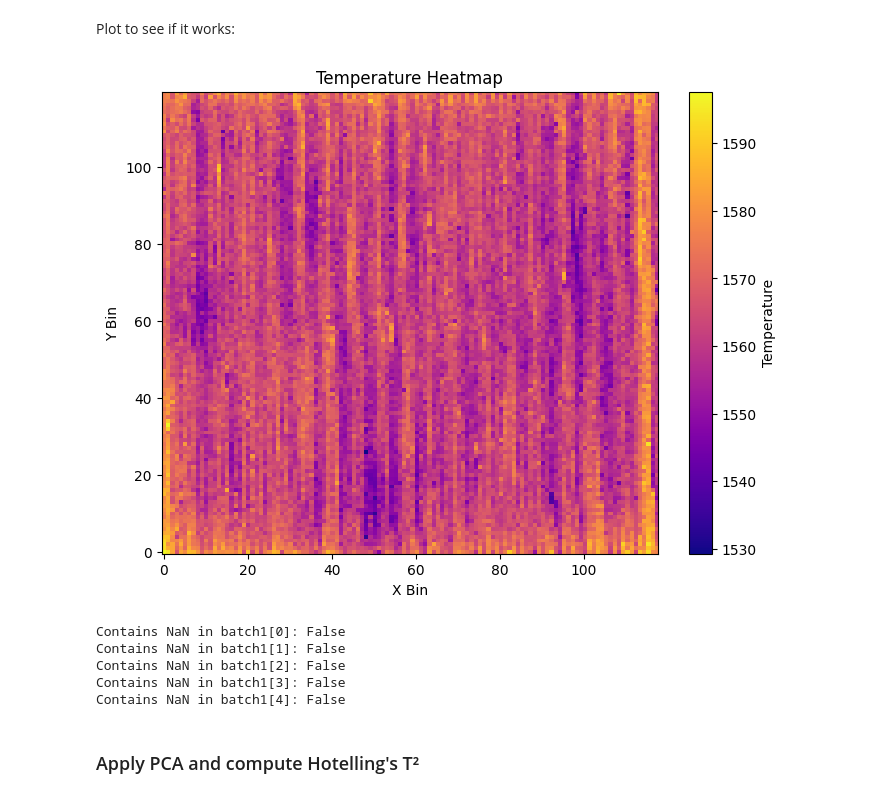
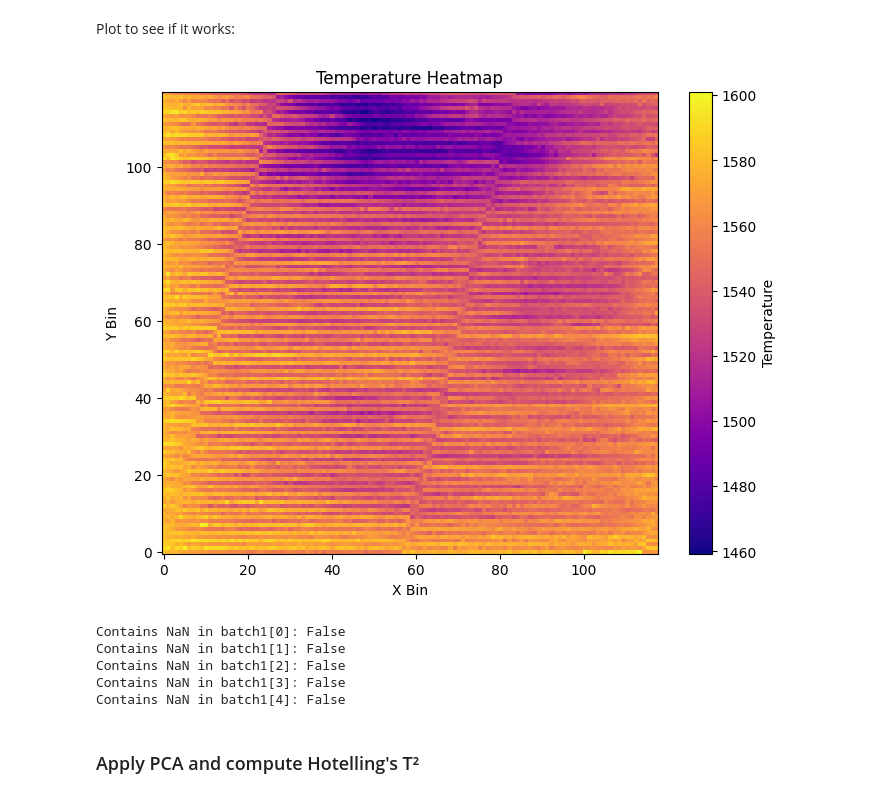
Before and after one commit to Cimap-dev/qda-project, a Jupyter notebook: pca_5_kmeans.ipynb, the cells around one changed output. Saved outputs shown, nothing was run; the diff lists cells and outputs as text; code cells hidden in the pictures.

```diff
--- a/kmeans.ipynb
+++ b/pca_5_kmeans.ipynb
@@ -67,18 +67,18 @@ See the caveats in the documentation: https://pandas.pydata.org/pandas-docs/stab
 Plot to see if it works:
 # %%
 plt.figure(figsize=(8, 6))
-plt.imshow(batch1[0], origin='lower', cmap='plasma', aspect='auto')
+plt.imshow(batch1[4], origin='lower', cmap='plasma', aspect='auto')
 plt.colorbar(label='Temperature')
 plt.title('Temperature Heatmap')
 plt.xlabel('X Bin')
 plt.ylabel('Y Bin')
 plt.show()
 
 for i in range(0, 5):
     has_nan = np.isnan(batch1[i]).any()
     print(f"Contains NaN in batch1[{i}]: {has_nan}")
 # %% [output]
-[figure, old version]
+[figure, new version]
 Contains NaN in batch1[0]: False
 Contains NaN in batch1[1]: False
 Contains NaN in batch1[2]: False
```
Also changed, not shown: parts of 1 cell of this notebook, 3 other files.
